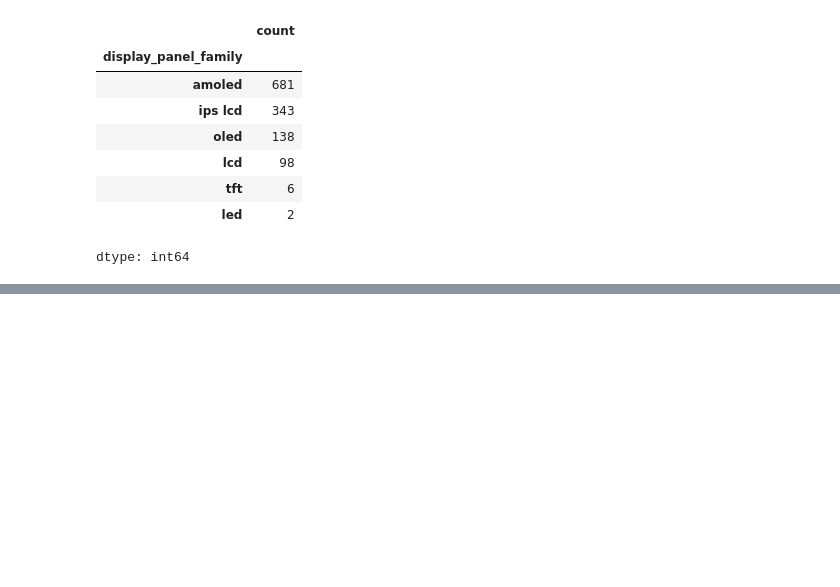
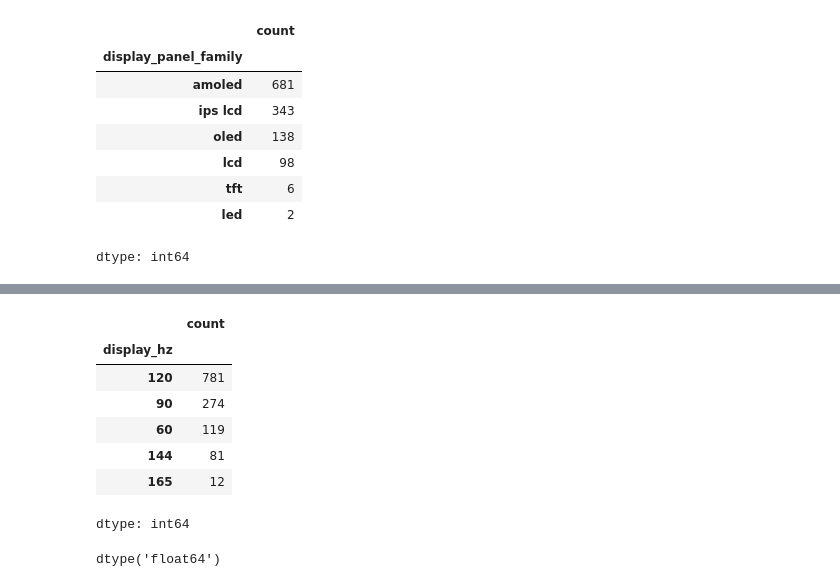
Before and after one commit to rajeshxdatascience/SpecLens-AI, a Jupyter notebook: SpecLens_AI_Data_Engineering.ipynb, the cells around one changed output, grey strips where cells are left out. Cells and saved outputs as stored; diff of their text form; code cells hidden in the pictures; blank space fills up the shorter version.

```diff
--- a/SpecLens_AI_Data_Engineering.ipynb
+++ b/SpecLens_AI_Data_Engineering.ipynb
@@ -495,0 +533,14 @@ dtype: int64
+# %%
+# this model display_hz is not available so fill nan
+df[df['display_hz'].str.contains('sdr')] = np.nan
+# %%
+df['display_hz'].value_counts()
+# %% [output]
+|  | count |
+| display_hz |  |
+| 120 | 781 |
+| 90 | 274 |
+| 60 | 119 |
+| 144 | 81 |
+| 165 | 12 |
+dtype: int64
@@ -495,0 +551,4 @@ dtype: int64
+# %%
+df['display_hz'].dtypes
+# %% [output]
+dtype('float64')
```
Also changed, not shown: parts of 6 cells of this notebook.
